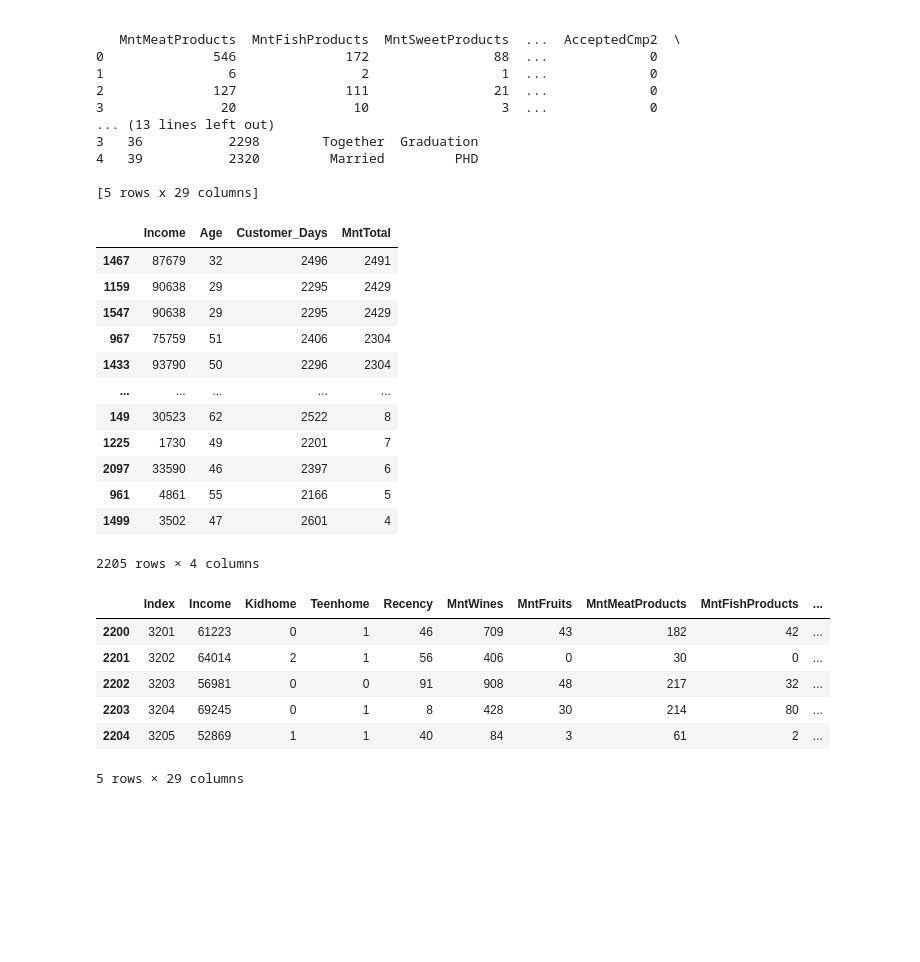
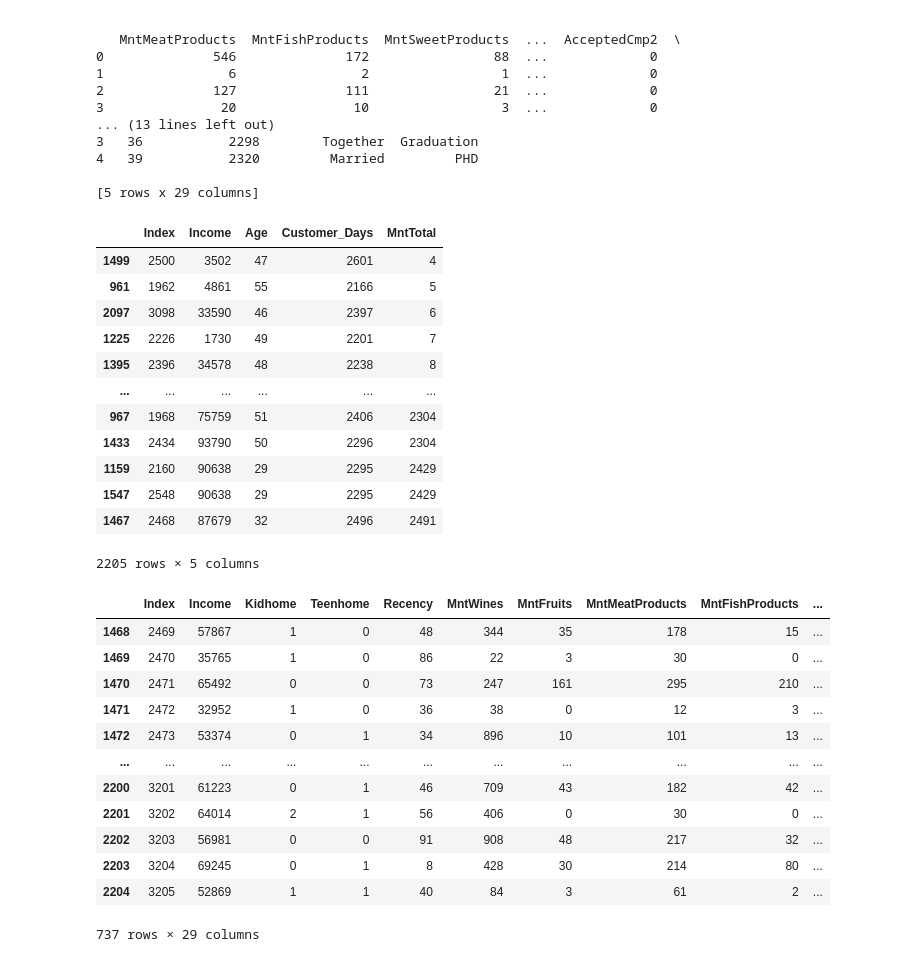
Before and after one commit to evertonenrico/Ifood_Insights, a Jupyter notebook: Ifood_Dataset/Import_DataSet_Ifood.ipynb, the cells around one changed output. Saved outputs shown, nothing was run; the diff lists cells and outputs as text; code cells hidden in the pictures; blank space fills up the shorter version.

```diff
--- a/Ifood_Dataset/Import_DataSet_Ifood.ipynb
+++ b/Ifood_Dataset/Import_DataSet_Ifood.ipynb
@@ -111,29 +111,35 @@ First 5 records:    Index  Income  Kidhome  Teenhome  Recency  MntWines  MntFrui
 
 [5 rows x 29 columns]
 # %%
-pd.DataFrame(df, columns=['Income','Age' , 'Customer_Days' , 'MntTotal']).sort_values(by='MntTotal', ascending=False)
+pd.DataFrame(df, columns=['Index','Income','Age' , 'Customer_Days' , 'MntTotal']).sort_values(by='MntTotal', ascending=True)
 #Quanto maior a Renda (Income) maior o gasto total(MntTotal)?
 # %% [output]
-|  | Income | Age | Customer_Days | MntTotal |
-| 1467 | 87679 | 32 | 2496 | 2491 |
-| 1159 | 90638 | 29 | 2295 | 2429 |
-| 1547 | 90638 | 29 | 2295 | 2429 |
-| 967 | 75759 | 51 | 2406 | 2304 |
-| 1433 | 93790 | 50 | 2296 | 2304 |
-| ... | ... | ... | ... | ... |
-| 149 | 30523 | 62 | 2522 | 8 |
-| 1225 | 1730 | 49 | 2201 | 7 |
-| 2097 | 33590 | 46 | 2397 | 6 |
-| 961 | 4861 | 55 | 2166 | 5 |
-| 1499 | 3502 | 47 | 2601 | 4 |
+|  | Index | Income | Age | Customer_Days | MntTotal |
+| 1499 | 2500 | 3502 | 47 | 2601 | 4 |
+| 961 | 1962 | 4861 | 55 | 2166 | 5 |
+| 2097 | 3098 | 33590 | 46 | 2397 | 6 |
+| 1225 | 2226 | 1730 | 49 | 2201 | 7 |
+| 1395 | 2396 | 34578 | 48 | 2238 | 8 |
+| ... | ... | ... | ... | ... | ... |
+| 967 | 1968 | 75759 | 51 | 2406 | 2304 |
+| 1433 | 2434 | 93790 | 50 | 2296 | 2304 |
+| 1159 | 2160 | 90638 | 29 | 2295 | 2429 |
+| 1547 | 2548 | 90638 | 29 | 2295 | 2429 |
+| 1467 | 2468 | 87679 | 32 | 2496 | 2491 |
-2205 rows × 4 columns
+2205 rows × 5 columns
 # %%
-df.tail()
+df[df['Index'] > 2468] # Forma de Localizar/Filtrar um Registro
 # %% [output]
 |  | Index | Income | Kidhome | Teenhome | Recency | MntWines | MntFruits | MntMeatProducts | MntFishProducts | ... |
+| 1468 | 2469 | 57867 | 1 | 0 | 48 | 344 | 35 | 178 | 15 | ... |
+| 1469 | 2470 | 35765 | 1 | 0 | 86 | 22 | 3 | 30 | 0 | ... |
+| 1470 | 2471 | 65492 | 0 | 0 | 73 | 247 | 161 | 295 | 210 | ... |
+| 1471 | 2472 | 32952 | 1 | 0 | 36 | 38 | 0 | 12 | 3 | ... |
+| 1472 | 2473 | 53374 | 0 | 1 | 34 | 896 | 10 | 101 | 13 | ... |
+| ... | ... | ... | ... | ... | ... | ... | ... | ... | ... | ... |
 | 2200 | 3201 | 61223 | 0 | 1 | 46 | 709 | 43 | 182 | 42 | ... |
 | 2201 | 3202 | 64014 | 2 | 1 | 56 | 406 | 0 | 30 | 0 | ... |
 | 2202 | 3203 | 56981 | 0 | 0 | 91 | 908 | 48 | 217 | 32 | ... |
 | 2203 | 3204 | 69245 | 0 | 1 | 8 | 428 | 30 | 214 | 80 | ... |
 | 2204 | 3205 | 52869 | 1 | 1 | 40 | 84 | 3 | 61 | 2 | ... |
-5 rows × 29 columns
+737 rows × 29 columns
```
Also changed, not shown: parts of 3 cells of this notebook.
